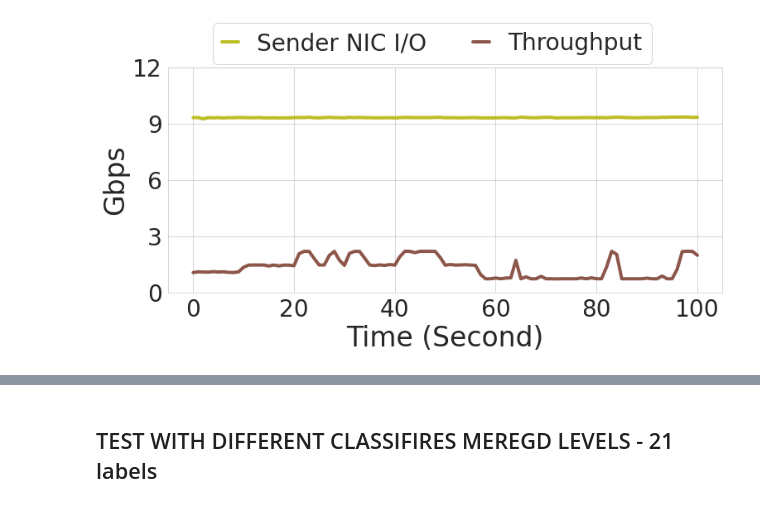
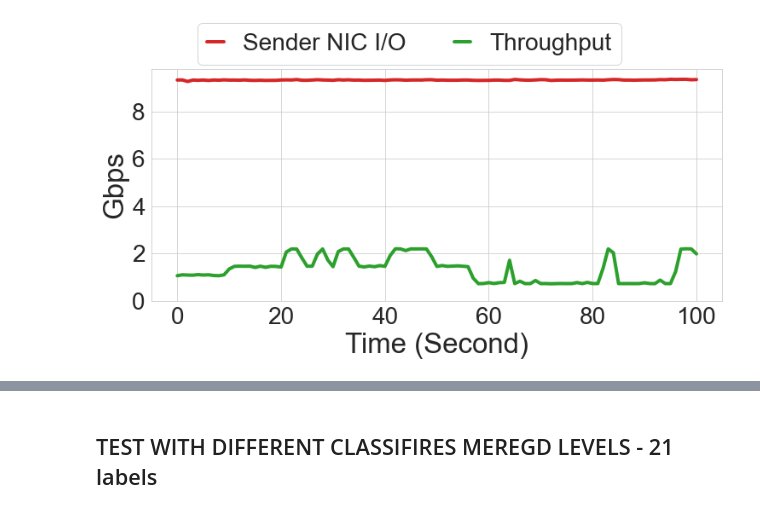
Before and after one commit to EhsanSaZ/BottleneckDetection, a Jupyter notebook: prototype/bottleneck_3.ipynb, the cells around one changed output, grey strips where cells are left out. Saved outputs shown, nothing was run; the diff lists cells and outputs as text; code cells hidden in the pictures.

```diff
--- a/prototype/bottleneck_3.ipynb
+++ b/prototype/bottleneck_3.ipynb
@@ -100,9 +100,12 @@ def create_chart(x_range_max,x_tick_step,  MB_size,data_frame, title, metrics_to
     plt.xticks(x_range[::x_tick_step],  fontsize=28)
     # plt.yticks(np.arange(0, 4, 1),  fontsize=28)
     # plt.yticks(np.arange(0, 15, 1),  fontsize=28)
-    if np.rint(np.max(max_lines))>=5:
+    if np.rint(np.max(max_lines))>=10:
         max = 15
         step = 3
+    elif np.rint(np.max(max_lines))>=5:
+        max = np.rint(np.max(max_lines))
+        step = np.rint(np.max(max_lines) / 4)
     else:
         max = 5
         step = 1
@@ -283,14 +292,14 @@ create_chart(time_range, step, MB_size, df_chosen_label_18, title="", metrics_to
 # %%
 
-metrics_to_draw = {'sender_lustre_nic_IO':{"label":"Sender NIC I/O", "color": 'tab:olive'},
-                   'Differences of Last value of write_bytes_io': {"label":'Throughput', "color": 'tab:brown'},
+metrics_to_draw = {'sender_lustre_nic_IO':{"label":"Sender NIC I/O", "color": 'tab:red'},
+                   'Differences of Last value of write_bytes_io': {"label":'Throughput', "color": 'tab:green'},
                    }
 ax2_metrics_to_label = {'sender_retrans' : {"label": "Sender Retransmissions", "color": 'tab:olive'} }#
 #Network loss
 create_chart(time_range, step, MB_size, df_chosen_label_159, title="", metrics_to_label=metrics_to_draw, bbox_to_anchor=(0.06, 1.25))
 
 # plt.savefig("./congestions_data/Network congestion.pdf", bbox_inches='tight')
 # %% [output]
-[figure, old version]
+[figure, new version]
 # %%
 metrics_to_draw = {
```
Also changed, not shown: parts of 6 cells of this notebook, 1 other file.
